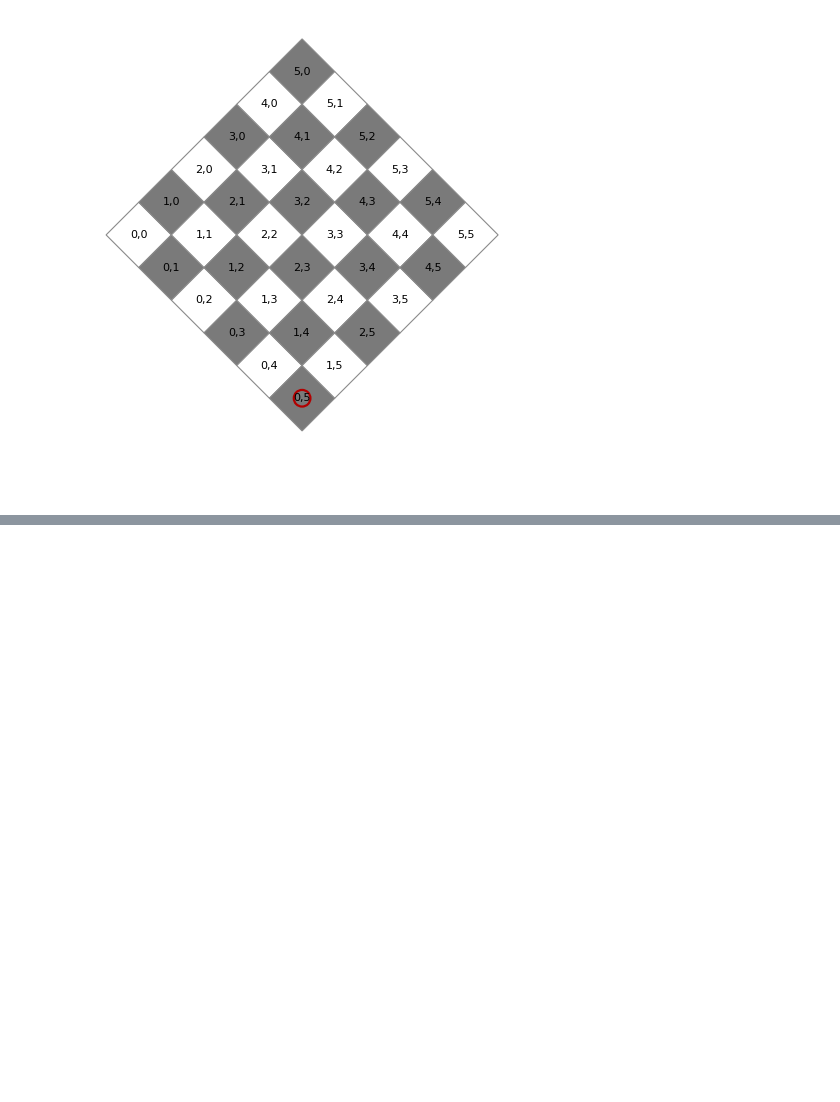
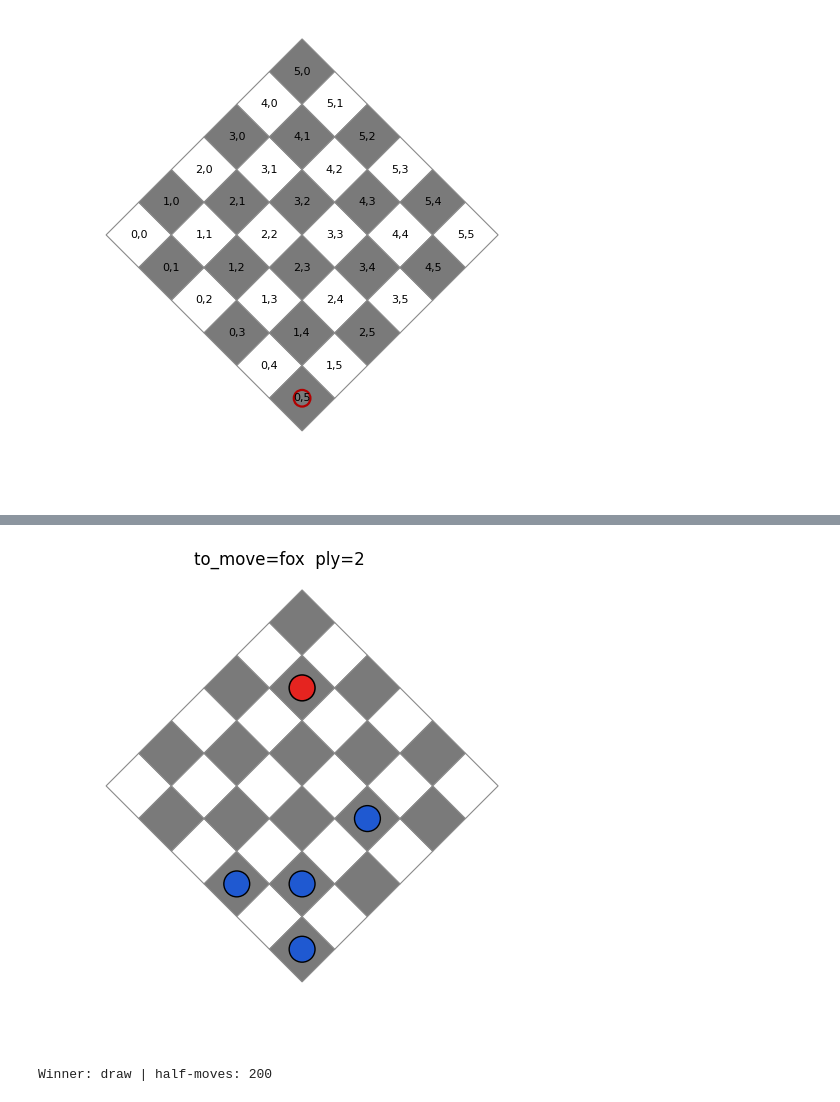
Before and after one commit to matthew-sabel/fox-and-hounds-45, a Jupyter notebook: fox_and_hounds_45_group_2.ipynb, the cells around one changed output, grey strips where cells are left out. Cells and saved outputs as stored; diff of their text form; code cells hidden in the pictures; blank space fills up the shorter version.

```diff
--- a/fox_and_hounds_45_group_2.ipynb
+++ b/fox_and_hounds_45_group_2.ipynb
@@ -615,0 +779,16 @@ show_indices()
+# %%
+sess.step();
+sess.show_board()   # advance one half-move and refresh
+# %% [output]
+[figure, added]
+# %%
+winner, total_number_of_moves = play_game(
+    Fox_Random_AI_Player,
+    Hounds_Random_AI_Player,
+    max_half_moves=200,
+    verbose=False
+)
+
+print("Winner:", winner, "| half-moves:", total_number_of_moves)
+# %% [output]
+Winner: draw | half-moves: 200
```
Also changed, not shown: parts of 7 cells of this notebook.
